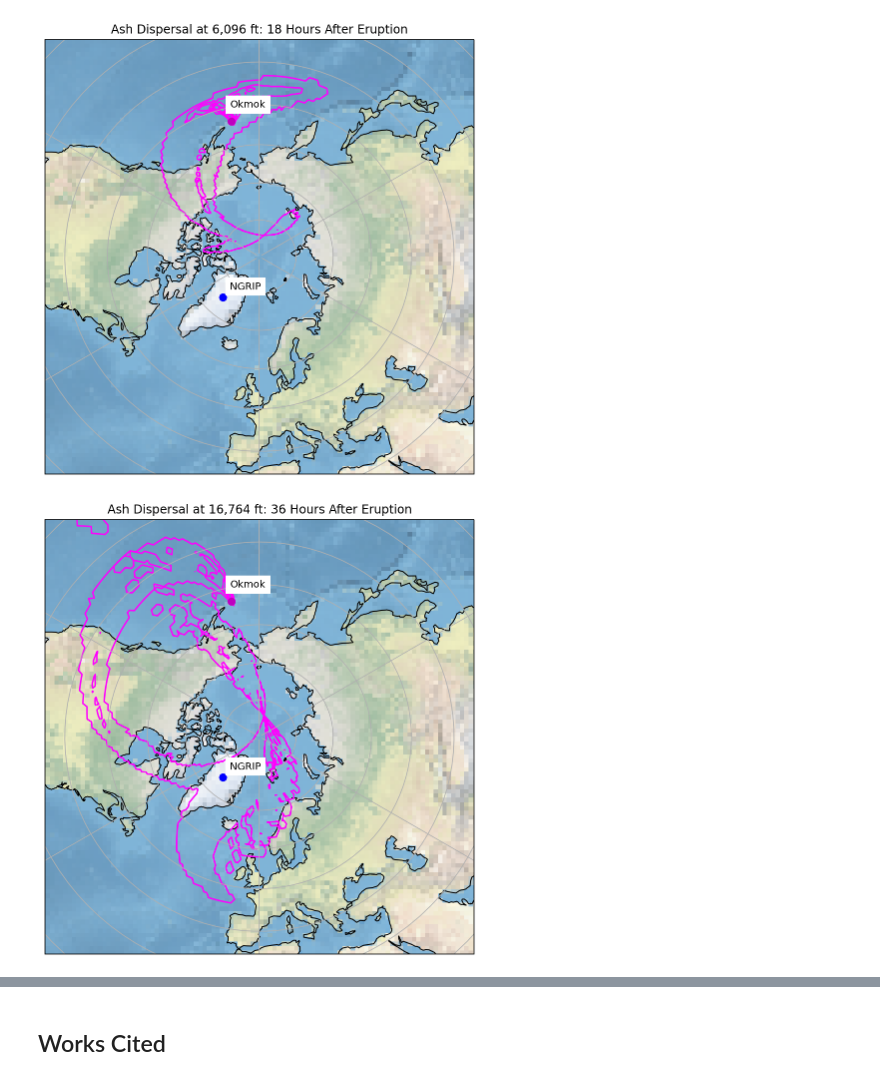
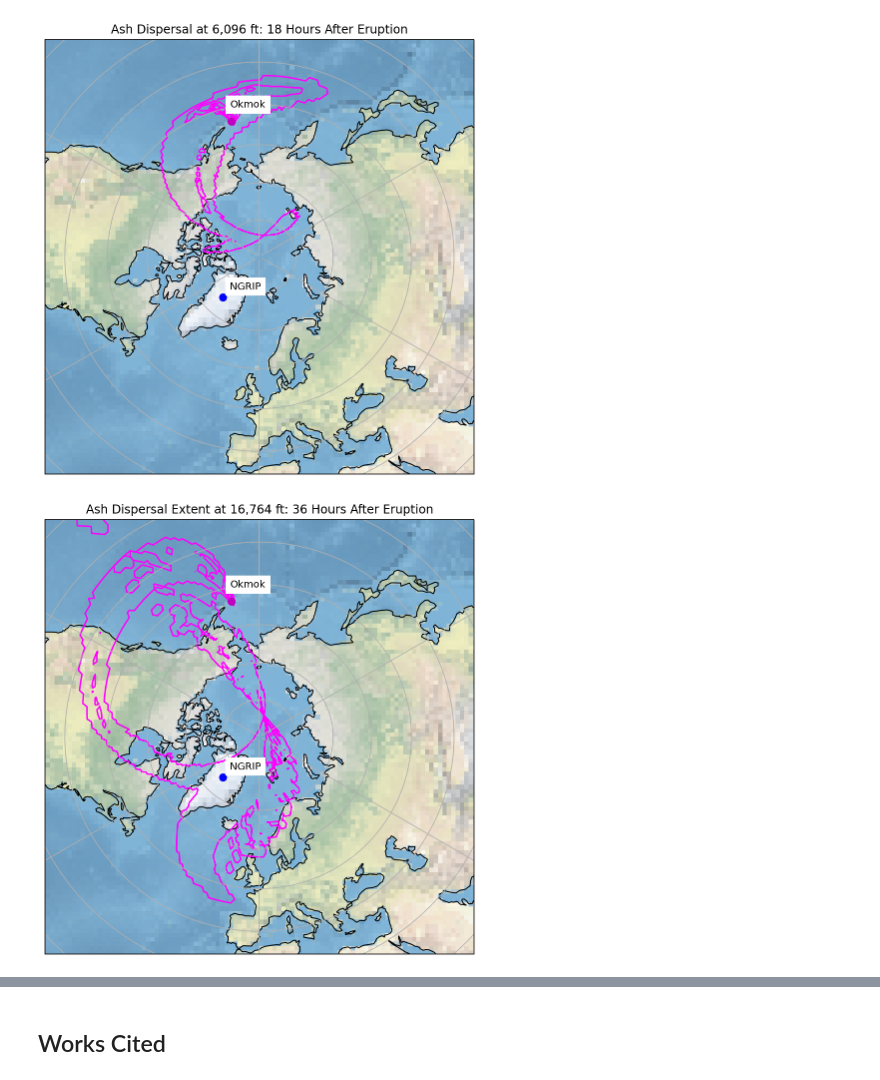
Before and after one commit to asp2201/rces-final-project, a Jupyter notebook: rces-final.ipynb, the cells around one changed output, grey strips where cells are left out. Saved outputs shown, nothing was run; the diff lists cells and outputs as text; code cells hidden in the pictures.

```diff
--- a/rces-final.ipynb
+++ b/rces-final.ipynb
@@ -181,22 +189,21 @@ ax.text(-169, 50, 'Okmok', transform=ccrs.Geodetic(), backgroundcolor = 'white')
 # %%
 # 36 hours, 16,764 ft
 con = dsadd.sel(time ='2020-12-10T17:00:00.000000000', z = 16764)
 extent = [-180, 180, 35, 90]
 fig = plt.figure()
 ax = plt.axes(projection=ccrs.NorthPolarStereo())
 
 ax.coastlines()
 ax.stock_img()
 ax.gridlines()
 ax.set_extent(extent, ccrs.PlateCarree())
 con.plot.contour(ax=ax, transform = ccrs.RotatedPole(pole_longitude=168.0,
                                                      pole_latitude=84.0,
-                                                     central_rotated_longitude=-146),
-                 cmap = 'magenta')
-ax.set_title('Ash Dispersal at 16,764 ft: 36 Hours After Eruption')
+                                                     central_rotated_longitude=-146), cmap = 'magenta')
+ax.set_title('Ash Dispersal Extent at 16,764 ft: 36 Hours After Eruption')
 ax.plot(-168.1750, 53.4681, 'mo', markersize=7, transform=ccrs.Geodetic())
 ax.plot(-42.32, 75.1, 'bo', markersize=7, transform=ccrs.Geodetic())
 ax.text(-42, 78, 'NGRIP', transform=ccrs.Geodetic(), backgroundcolor = 'white')
 ax.text(-169, 50, 'Okmok', transform=ccrs.Geodetic(), backgroundcolor = 'white');
 # %% [output]
-[figure, old version]
+[figure, new version]
```
Also changed, not shown: parts of 7 cells of this notebook.
